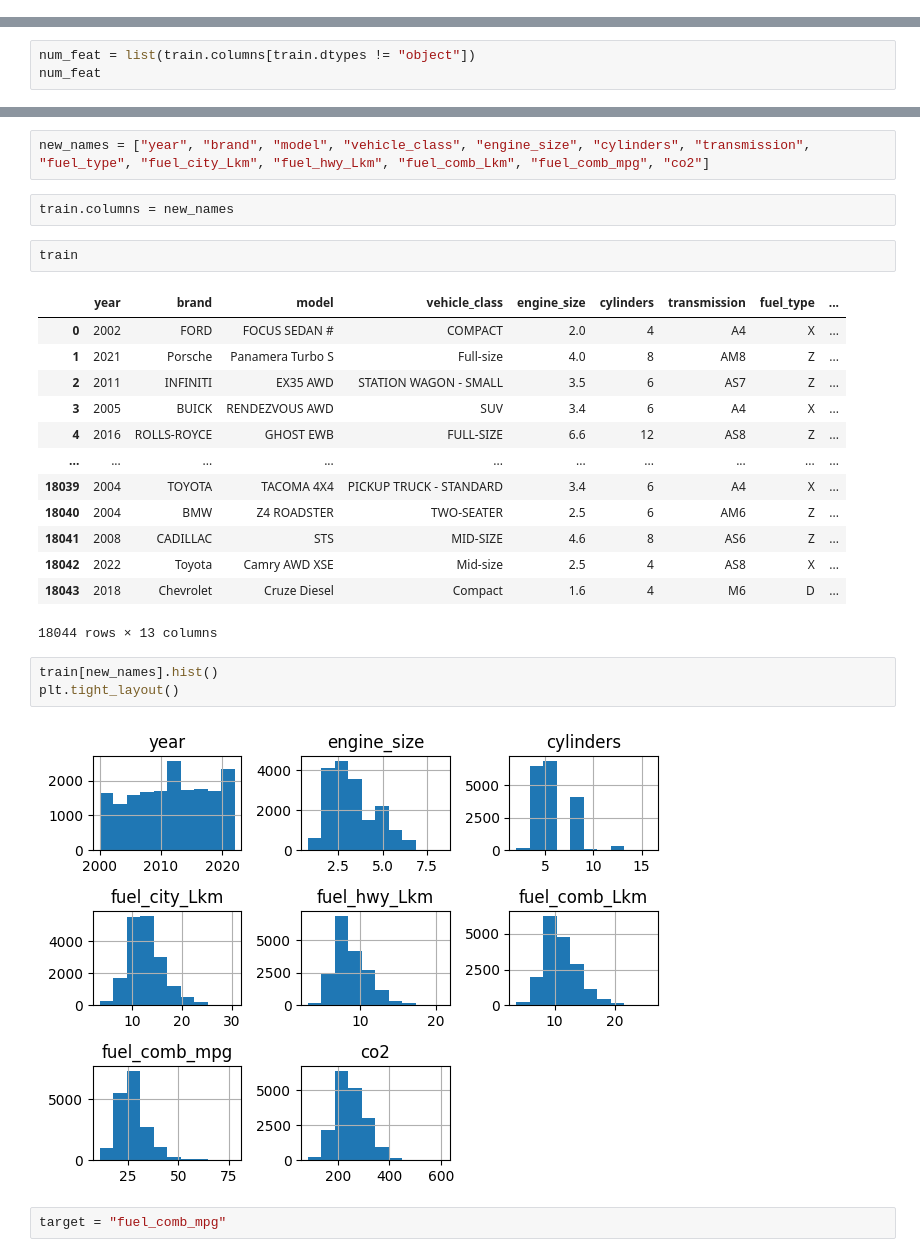
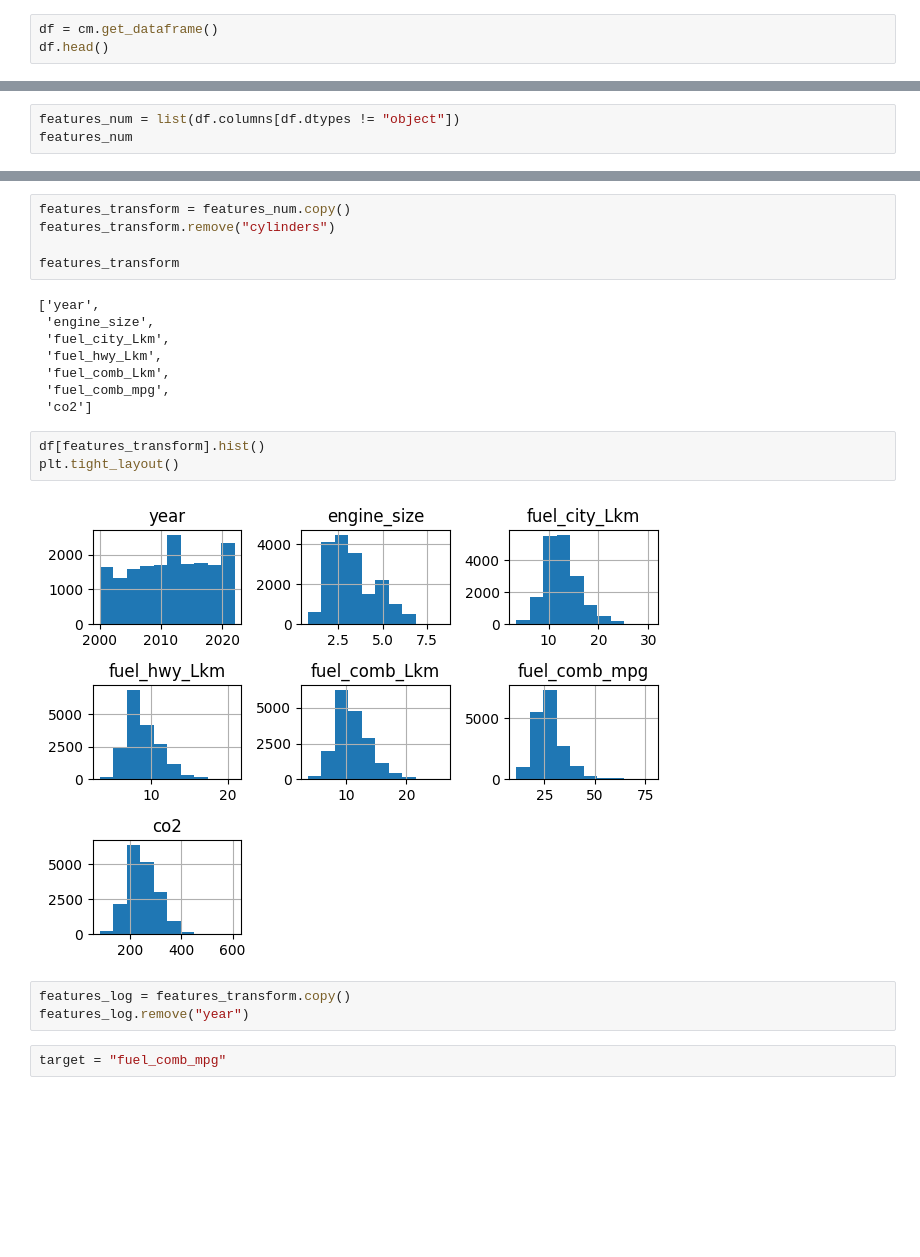
Before and after one commit to mPuchadesdo/Team-Challenge---Team-MPG, a Jupyter notebook: src/notebooks/mpuch_notebook.ipynb, the cells around one changed output, grey strips where cells are left out. Drawn from its saved outputs; the diff is of its cells as text; blank space fills up the shorter version.

```diff
--- a/src/notebooks/mpuch_notebook.ipynb
+++ b/src/notebooks/mpuch_notebook.ipynb
@@ -98,0 +16,3 @@ dtype: object
+# %%
+df = cm.get_dataframe()
+df.head()
@@ -99,4 +49,4 @@ dtype: object
 # %%
-num_feat = list(train.columns[train.dtypes != "object"])
-num_feat
+features_num = list(df.columns[df.dtypes != "object"])
+features_num
 # %% [output]
@@ -111,28 +61,24 @@ num_feat
-# %%
-new_names = ["year", "brand", "model", "vehicle_class", "engine_size", "cylinders", "transmission", "fuel_type", "fuel_city_Lkm", "fuel_hwy_Lkm", "fuel_comb_Lkm", "fuel_comb_mpg", "co2"]
-# %%
-train.columns = new_names
-# %%
-train
-# %% [output]
-|  | year | brand | model | vehicle_class | engine_size | cylinders | transmission | fuel_type | ... |
-| 0 | 2002 | FORD | FOCUS SEDAN # | COMPACT | 2.0 | 4 | A4 | X | ... |
-| 1 | 2021 | Porsche | Panamera Turbo S | Full-size | 4.0 | 8 | AM8 | Z | ... |
-| 2 | 2011 | INFINITI | EX35 AWD | STATION WAGON - SMALL | 3.5 | 6 | AS7 | Z | ... |
-| 3 | 2005 | BUICK | RENDEZVOUS AWD | SUV | 3.4 | 6 | A4 | X | ... |
-| 4 | 2016 | ROLLS-ROYCE | GHOST EWB | FULL-SIZE | 6.6 | 12 | AS8 | Z | ... |
-| ... | ... | ... | ... | ... | ... | ... | ... | ... | ... |
-| 18039 | 2004 | TOYOTA | TACOMA 4X4 | PICKUP TRUCK - STANDARD | 3.4 | 6 | A4 | X | ... |
-| 18040 | 2004 | BMW | Z4 ROADSTER | TWO-SEATER | 2.5 | 6 | AM6 | Z | ... |
-| 18041 | 2008 | CADILLAC | STS | MID-SIZE | 4.6 | 8 | AS6 | Z | ... |
-| 18042 | 2022 | Toyota | Camry AWD XSE | Mid-size | 2.5 | 4 | AS8 | X | ... |
-| 18043 | 2018 | Chevrolet | Cruze Diesel | Compact | 1.6 | 4 | M6 | D | ... |
-18044 rows × 13 columns
+# %%
+features_transform = features_num.copy()
+features_transform.remove("cylinders")
+
+features_transform
+# %% [output]
+['year',
+ 'engine_size',
+ 'fuel_city_Lkm',
+ 'fuel_hwy_Lkm',
+ 'fuel_comb_Lkm',
+ 'fuel_comb_mpg',
+ 'co2']
 # %%
-train[new_names].hist()
+df[features_transform].hist()
 plt.tight_layout()
 # %% [output]
-[figure, old version]
+[figure, new version]
+# %%
+features_log = features_transform.copy()
+features_log.remove("year")
 # %%
 target = "fuel_comb_mpg"
 # %%
```
Also changed, not shown: parts of 18 cells of this notebook.
